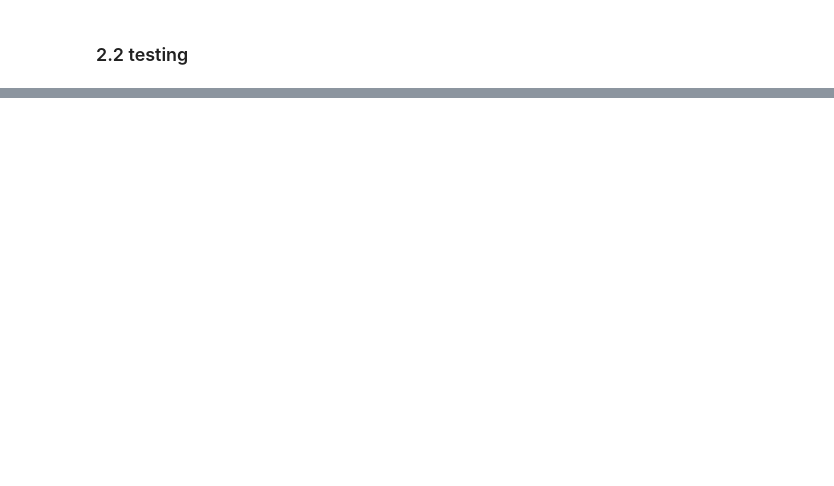
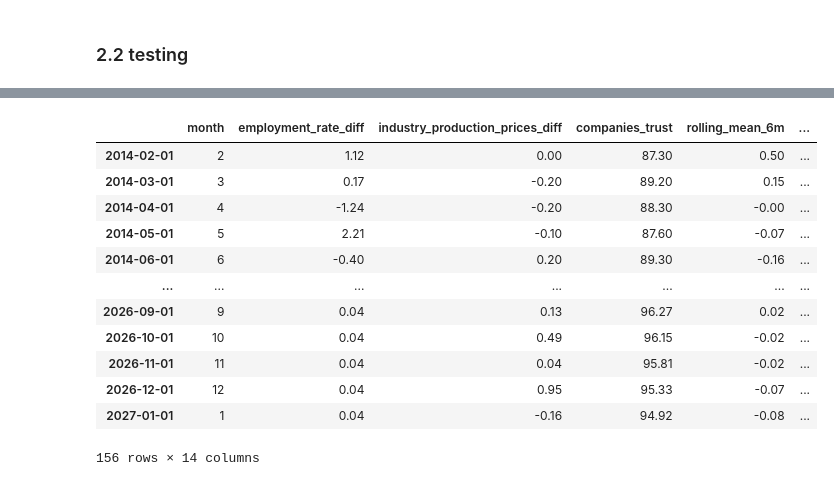
Before and after one commit to Francisscus/Employment_rate_predictor, a Jupyter notebook: 005_FINAL_PREDICTION_SARIMAX.ipynb, the cells around one changed output, grey strips where cells are left out. Drawn from its saved outputs; the diff is of its cells as text; code cells hidden in the pictures; blank space fills up the shorter version.

```diff
--- a/005_FINAL_PREDICTION_SARIMAX.ipynb
+++ b/005_FINAL_PREDICTION_SARIMAX.ipynb
@@ -187,14 +186,2 @@ Freq: MS, Name: predicted_mean, dtype: float64
 # %% [markdown]
 ### 2.2 testing
-# %%
-#THE OLD ONE
-
-h = 12  # forecast horizon
-
-forecast_res_test = results.get_forecast(
-                                            steps=h,
-                                            exog=X_test      # required if you used exog
-                                        )
-
-y_pred_forecast_mean_test = forecast_res_test.predicted_mean
-conf_int = forecast_res_test.conf_int(alpha=0.05)  # 95% CI
@@ -239,7 +187,0 @@ Freq: MS, Name: predicted_mean, dtype: float64
-# %%
-df['TotSales'] = df.TotSales.fillna(y_pred_forecast_mean_test)
-
-df['date'] = df.index
-
-df = df[['date', 'WorkingDays', 'fixed_term', 'employment_rate', 'youth_employment_rate',
-                'industry_production_prices', 'diesel_price', 'TotSales']]
@@ -262,0 +188,6 @@ df
+# %%
+df_target_1 = pd.concat([df_target, y_test_pred_mean], axis = 1)
+
+df_target_1['unemployment_rate_diff'] = df_target_1.unemployment_rate_diff.fillna(y_test_pred_mean)
+
+df_target_2 = pd.concat([df_target_1, conf_int ], axis = 1)
@@ -263 +210,19 @@ df
+# %%
+df_final = pd.concat([df, df_target_2], axis = 1)
+# %%
+df_final
+# %% [output]
+|  | month | employment_rate_diff | industry_production_prices_diff | companies_trust | rolling_mean_6m | ... |
+| 2014-02-01 | 2 | 1.12 | 0.00 | 87.30 | 0.50 | ... |
+| 2014-03-01 | 3 | 0.17 | -0.20 | 89.20 | 0.15 | ... |
+| 2014-04-01 | 4 | -1.24 | -0.20 | 88.30 | -0.00 | ... |
+| 2014-05-01 | 5 | 2.21 | -0.10 | 87.60 | -0.07 | ... |
+| 2014-06-01 | 6 | -0.40 | 0.20 | 89.30 | -0.16 | ... |
+| ... | ... | ... | ... | ... | ... | ... |
+| 2026-09-01 | 9 | 0.04 | 0.13 | 96.27 | 0.02 | ... |
+| 2026-10-01 | 10 | 0.04 | 0.49 | 96.15 | -0.02 | ... |
+| 2026-11-01 | 11 | 0.04 | 0.04 | 95.81 | -0.02 | ... |
+| 2026-12-01 | 12 | 0.04 | 0.95 | 95.33 | -0.07 | ... |
+| 2027-01-01 | 1 | 0.04 | -0.16 | 94.92 | -0.08 | ... |
+156 rows × 14 columns
 # %%
```
Also changed, not shown: parts of 21 cells of this notebook, 1 other file.
